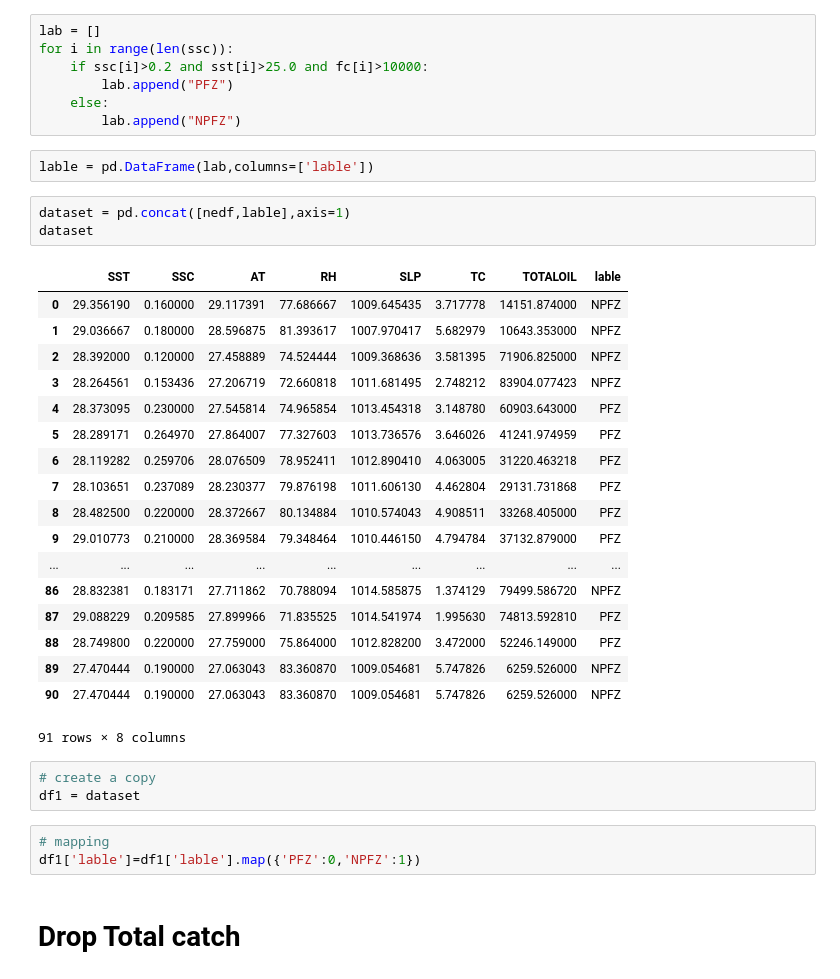
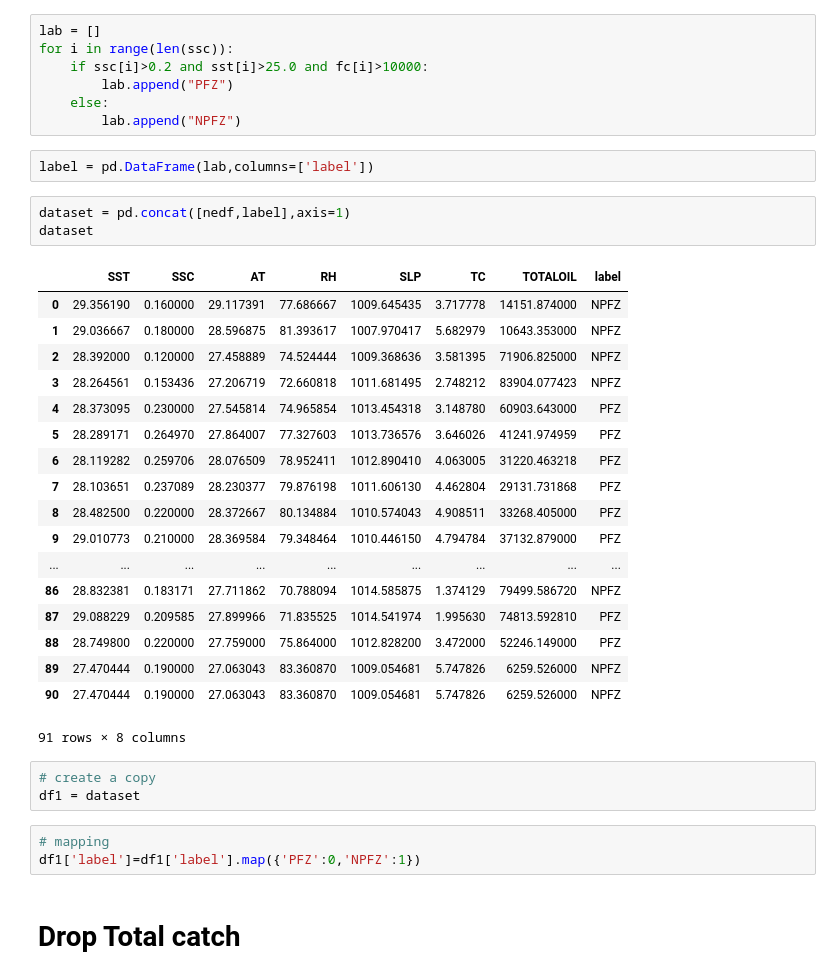
Before and after one commit to Sutirtha2304/Potential-Fishing-Zone-Analysis-Using-Machine-Learning, a Jupyter notebook: modelAnalysis.ipynb, the cells around one changed output. Saved outputs shown, nothing was run; the diff lists cells and outputs as text.

```diff
--- a/modelAnalysis.ipynb
+++ b/modelAnalysis.ipynb
@@ -103,12 +103,12 @@ for i in range(len(ssc)):
     else:
         lab.append("NPFZ")
 # %%
-lable = pd.DataFrame(lab,columns=['lable'])
+label = pd.DataFrame(lab,columns=['label'])
 # %%
-dataset = pd.concat([nedf,lable],axis=1)
+dataset = pd.concat([nedf,label],axis=1)
 dataset
 # %% [output]
-|  | SST | SSC | AT | RH | SLP | TC | TOTALOIL | lable |
+|  | SST | SSC | AT | RH | SLP | TC | TOTALOIL | label |
 | 0 | 29.356190 | 0.160000 | 29.117391 | 77.686667 | 1009.645435 | 3.717778 | 14151.874000 | NPFZ |
 | 1 | 29.036667 | 0.180000 | 28.596875 | 81.393617 | 1007.970417 | 5.682979 | 10643.353000 | NPFZ |
 | 2 | 28.392000 | 0.120000 | 27.458889 | 74.524444 | 1009.368636 | 3.581395 | 71906.825000 | NPFZ |
@@ -131,7 +131,7 @@ dataset
 df1 = dataset
 # %%
 # mapping
-df1['lable']=df1['lable'].map({'PFZ':0,'NPFZ':1})
+df1['label']=df1['label'].map({'PFZ':0,'NPFZ':1})
 # %% [markdown]
 # Drop Total catch
 # %%
```
Also changed, not shown: parts of 2 cells of this notebook.
